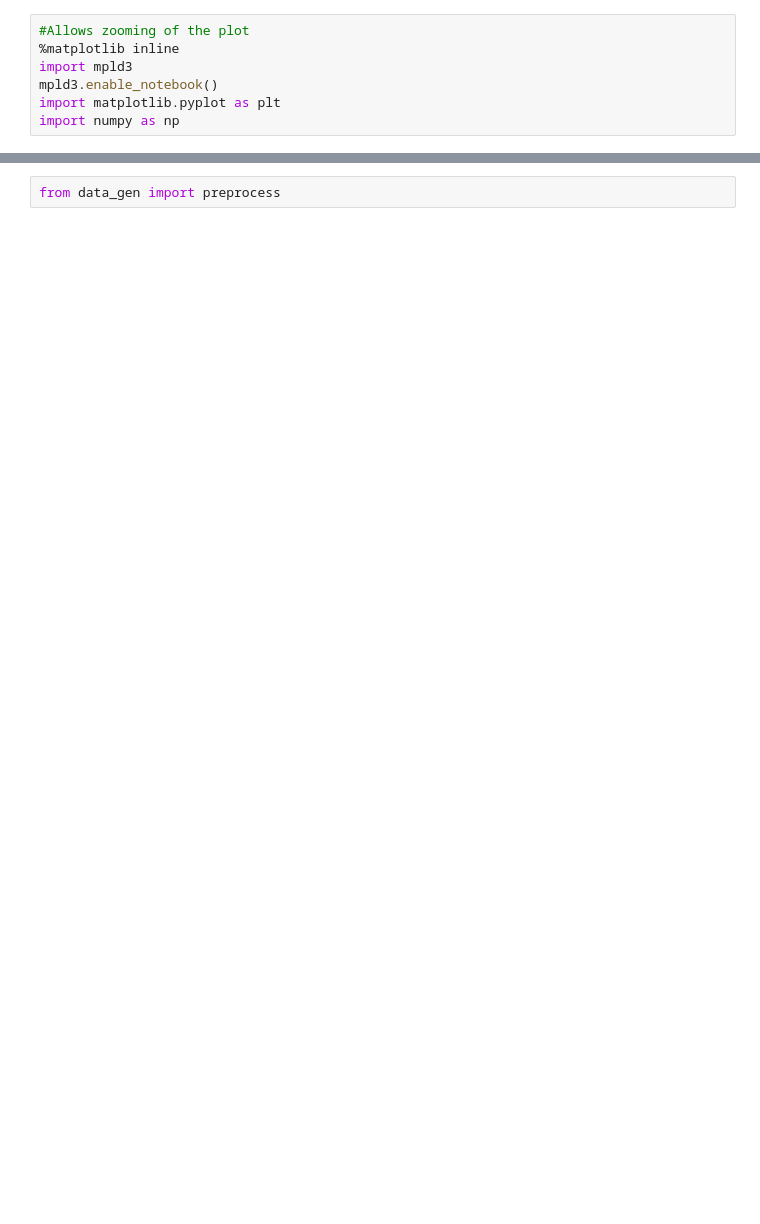
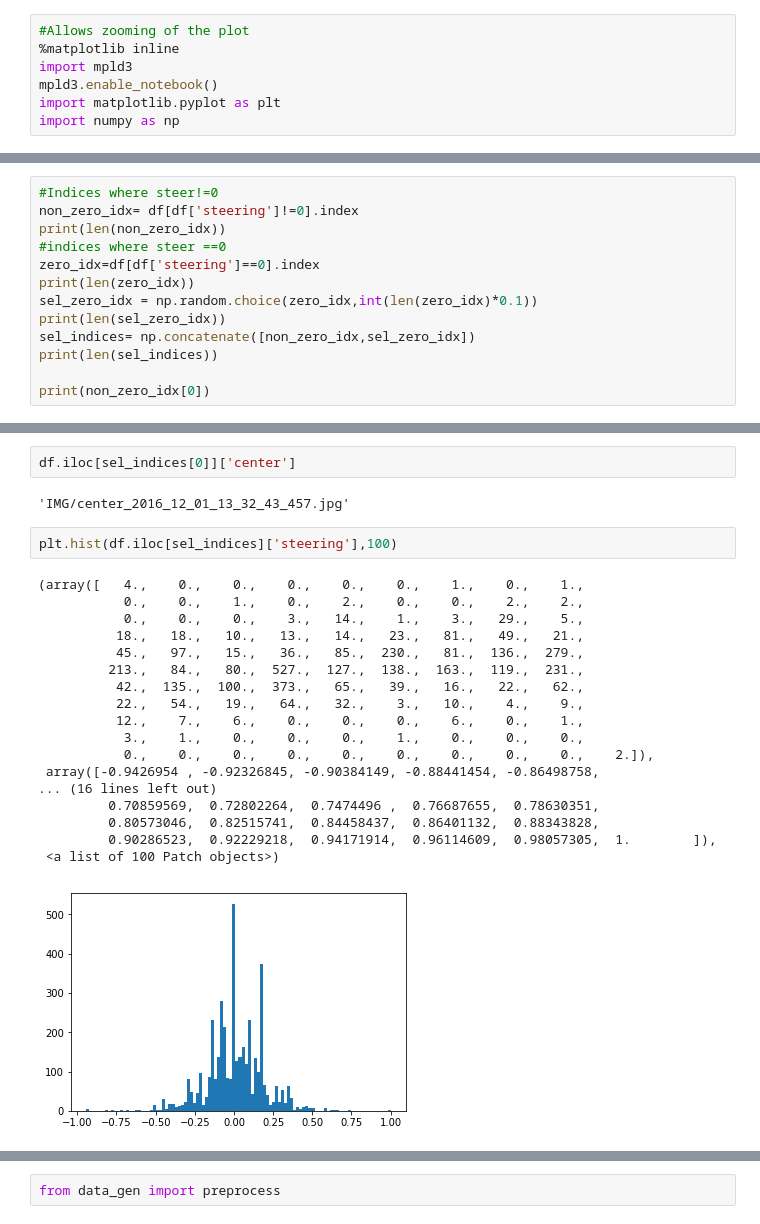
Before and after one commit to kalyanramu/CarND-BehavioralCloning-P3, a Jupyter notebook: PredictSteerAngle.ipynb, the cells around one changed output, grey strips where cells are left out. Cells and saved outputs as stored; diff of their text form; blank space fills up the shorter version.

```diff
--- a/PredictSteerAngle.ipynb
+++ b/PredictSteerAngle.ipynb
@@ -12,0 +53,13 @@ display(df)
+# %%
+#Indices where steer!=0
+non_zero_idx= df[df['steering']!=0].index
+print(len(non_zero_idx))
+#indices where steer ==0
+zero_idx=df[df['steering']==0].index
+print(len(zero_idx))
+sel_zero_idx = np.random.choice(zero_idx,int(len(zero_idx)*0.1))
+print(len(sel_zero_idx))
+sel_indices= np.concatenate([non_zero_idx,sel_zero_idx])
+print(len(sel_indices))
+
+print(non_zero_idx[0])
@@ -12,0 +99,25 @@ display(df)
+# %%
+df.iloc[sel_indices[0]]['center']
+# %% [output]
+'IMG/center_2016_12_01_13_32_43_457.jpg'
+# %%
+plt.hist(df.iloc[sel_indices]['steering'],100)
+# %% [output]
+(array([   4.,    0.,    0.,    0.,    0.,    0.,    1.,    0.,    1.,
+           0.,    0.,    1.,    0.,    2.,    0.,    0.,    2.,    2.,
+           0.,    0.,    0.,    3.,   14.,    1.,    3.,   29.,    5.,
+          18.,   18.,   10.,   13.,   14.,   23.,   81.,   49.,   21.,
+          45.,   97.,   15.,   36.,   85.,  230.,   81.,  136.,  279.,
+         213.,   84.,   80.,  527.,  127.,  138.,  163.,  119.,  231.,
+          42.,  135.,  100.,  373.,   65.,   39.,   16.,   22.,   62.,
+          22.,   54.,   19.,   64.,   32.,    3.,   10.,    4.,    9.,
+          12.,    7.,    6.,    0.,    0.,    0.,    6.,    0.,    1.,
+           3.,    1.,    0.,    0.,    0.,    1.,    0.,    0.,    0.,
+           0.,    0.,    0.,    0.,    0.,    0.,    0.,    0.,    0.,    2.]),
+ array([-0.9426954 , -0.92326845, -0.90384149, -0.88441454, -0.86498758,
+... (16 lines left out)
+         0.70859569,  0.72802264,  0.7474496 ,  0.76687655,  0.78630351,
+         0.80573046,  0.82515741,  0.84458437,  0.86401132,  0.88343828,
+         0.90286523,  0.92229218,  0.94171914,  0.96114609,  0.98057305,  1.        ]),
+ <a list of 100 Patch objects>)
+[figure, added]
```
Also changed, not shown: parts of 15 cells of this notebook, 2 other files.
